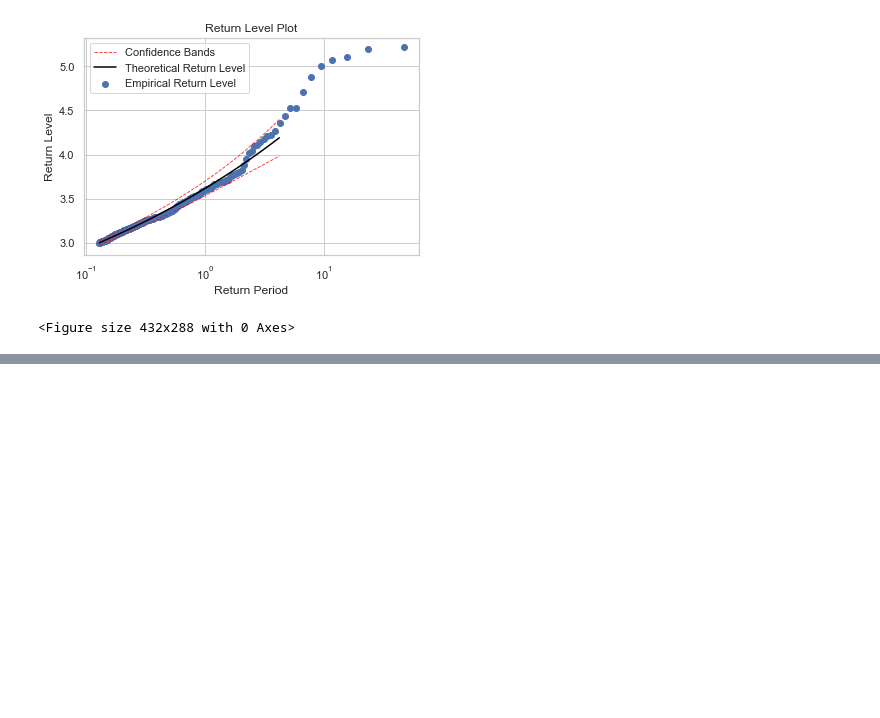
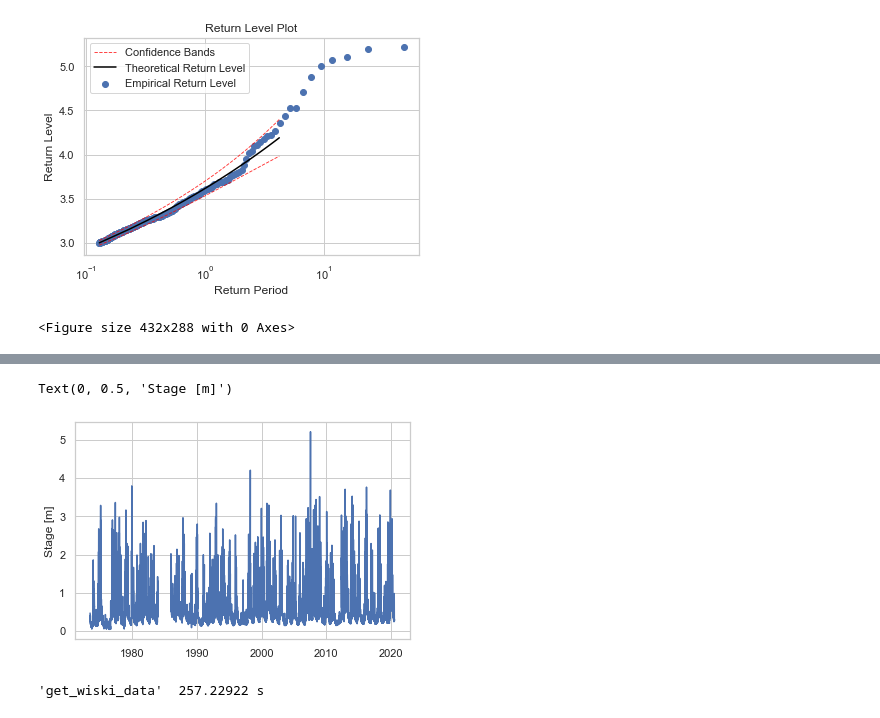
Before and after one commit to ai4er-cdt/flood_risk_shipston, a Jupyter notebook: notebooks/sdat_extremes_thresholdmodelling.ipynb, the cells around one changed output, grey strips where cells are left out. Cells and saved outputs as stored; diff of their text form; code cells hidden in the pictures; blank space fills up the shorter version.

```diff
--- a/notebooks/sdat_extremes_thresholdmodelling.ipynb
+++ b/notebooks/sdat_extremes_thresholdmodelling.ipynb
@@ -258,0 +361,12 @@ import matplotlib.pyplot as plt
+# %%
+npa = stage60_filtered['Stage [m]'].to_numpy()
+npa_date = stage60_filtered['Date_Time'].to_numpy()
+plt.plot(npa_date, npa)
+plt.ylabel('Stage [m]')
+# %% [output]
+Text(0, 0.5, 'Stage [m]')
+[figure, added]
+# %%
+flow15 = get_wiski_data(resolution='15min', field='flow')
+# %% [output]
+'get_wiski_data'  257.22922 s
```
Also changed, not shown: parts of 17 cells of this notebook, 4 other files.
